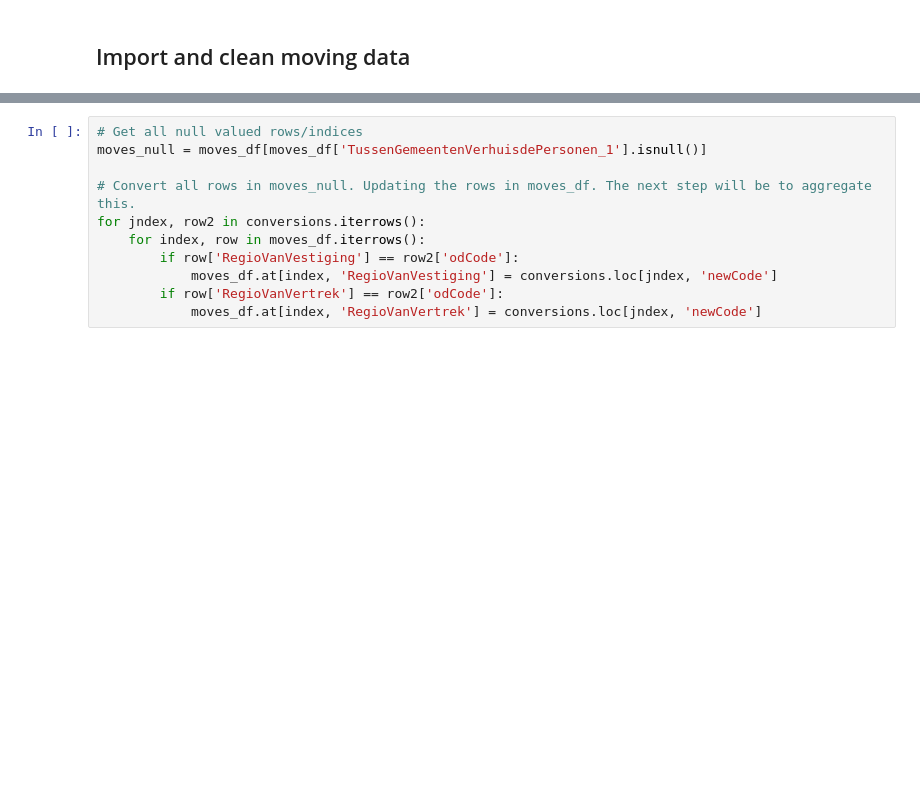
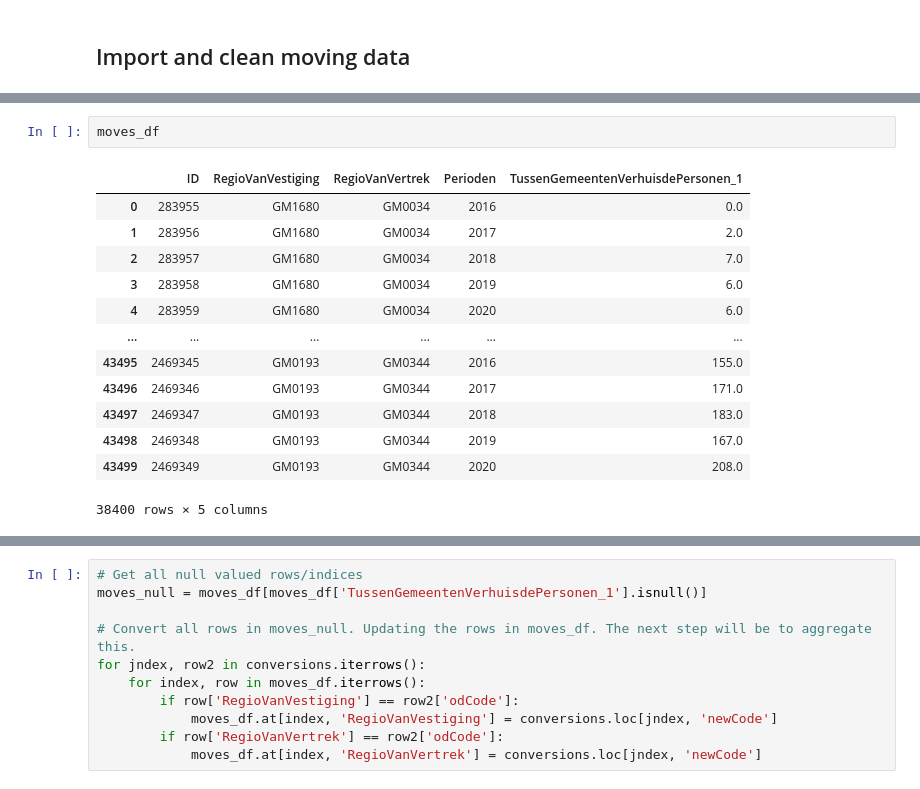
Before and after one commit to bramreinders97/2AMD20, a Jupyter notebook: Code/Import_data_and_prepare_dfs.ipynb, the cells around one changed output, grey strips where cells are left out. Drawn from its saved outputs; the diff is of its cells as text; blank space fills up the shorter version.

```diff
--- a/Code/Import_data_and_prepare_dfs.ipynb
+++ b/Code/Import_data_and_prepare_dfs.ipynb
@@ -19,0 +68,16 @@ conversions = conversions.astype('string')
+# %%
+moves_df
+# %% [output]
+|  | ID | RegioVanVestiging | RegioVanVertrek | Perioden | TussenGemeentenVerhuisdePersonen_1 |
+| 0 | 283955 | GM1680 | GM0034 | 2016 | 0.0 |
+| 1 | 283956 | GM1680 | GM0034 | 2017 | 2.0 |
+| 2 | 283957 | GM1680 | GM0034 | 2018 | 7.0 |
+| 3 | 283958 | GM1680 | GM0034 | 2019 | 6.0 |
+| 4 | 283959 | GM1680 | GM0034 | 2020 | 6.0 |
+| ... | ... | ... | ... | ... | ... |
+| 43495 | 2469345 | GM0193 | GM0344 | 2016 | 155.0 |
+| 43496 | 2469346 | GM0193 | GM0344 | 2017 | 171.0 |
+| 43497 | 2469347 | GM0193 | GM0344 | 2018 | 183.0 |
+| 43498 | 2469348 | GM0193 | GM0344 | 2019 | 167.0 |
+| 43499 | 2469349 | GM0193 | GM0344 | 2020 | 208.0 |
+38400 rows × 5 columns
```
Also changed, not shown: parts of 11 cells of this notebook, 3 other files.
